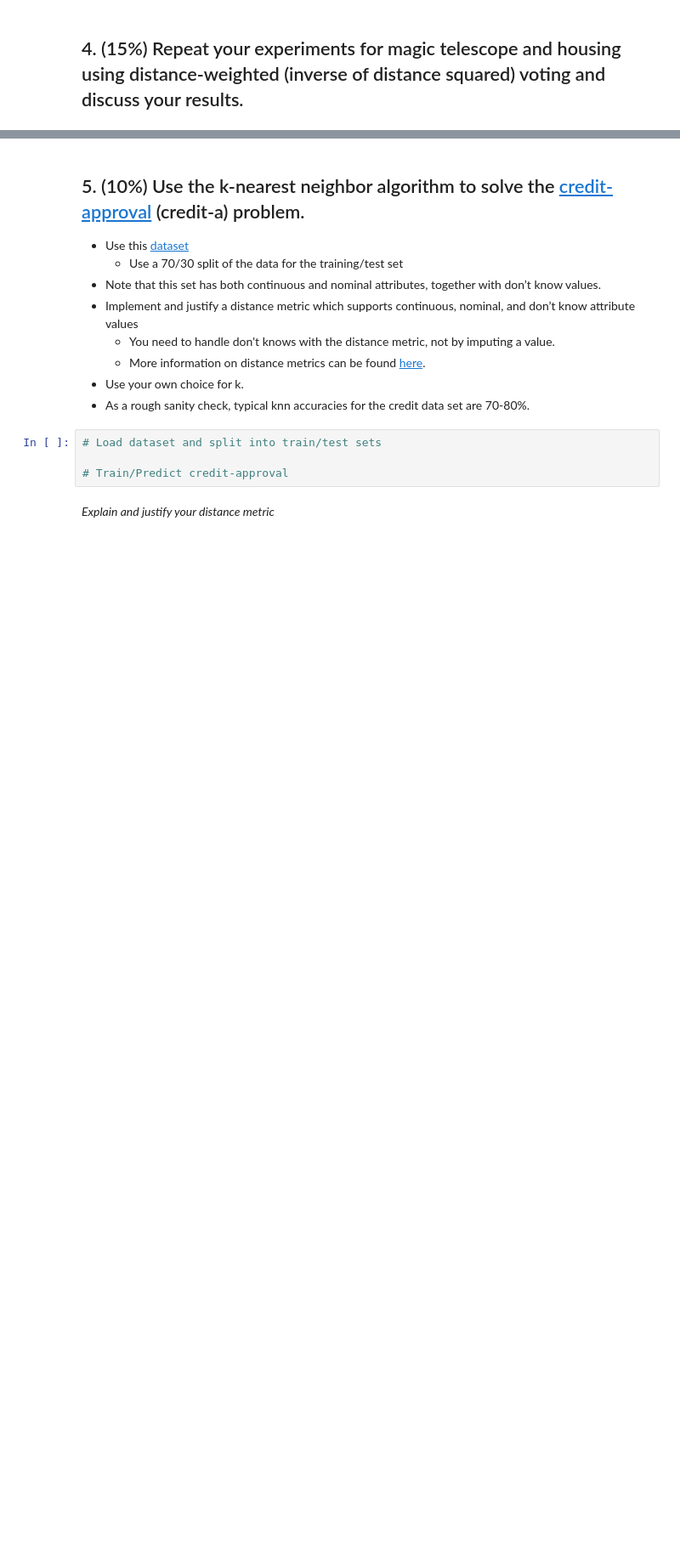
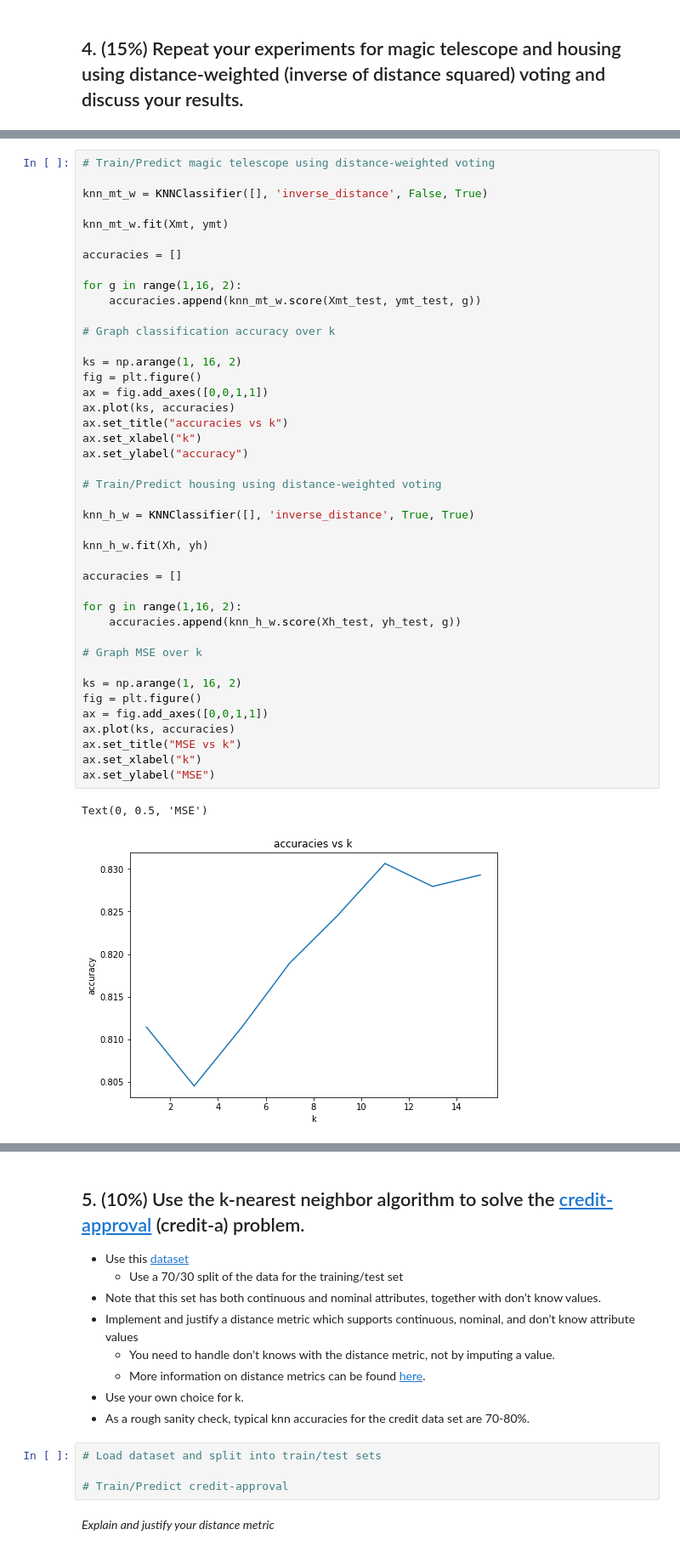
Before and after one commit to izdoug/CS472, a Jupyter notebook: lab_4_knn.ipynb, the cells around one changed output, grey strips where cells are left out. Shown: that part at 85% size. Drawn from its saved outputs; the diff is of its cells as text; blank space fills up the shorter version.

```diff
--- a/lab_4_knn.ipynb
+++ b/lab_4_knn.ipynb
@@ -282,0 +336,45 @@ Text(0, 0.5, 'accuracy')
+# %%
+# Train/Predict magic telescope using distance-weighted voting
+
+knn_mt_w = KNNClassifier([], 'inverse_distance', False, True)
+
+knn_mt_w.fit(Xmt, ymt)
+
+accuracies = []
+
+for g in range(1,16, 2):
+    accuracies.append(knn_mt_w.score(Xmt_test, ymt_test, g))
+
+# Graph classification accuracy over k
+
+ks = np.arange(1, 16, 2)
+fig = plt.figure()
+ax = fig.add_axes([0,0,1,1])
+ax.plot(ks, accuracies)
+ax.set_title("accuracies vs k")
+ax.set_xlabel("k")
+ax.set_ylabel("accuracy")
+
+# Train/Predict housing using distance-weighted voting
+
+knn_h_w = KNNClassifier([], 'inverse_distance', True, True)
+
+knn_h_w.fit(Xh, yh)
+
+accuracies = []
+
+for g in range(1,16, 2):
+    accuracies.append(knn_h_w.score(Xh_test, yh_test, g))
+
+# Graph MSE over k
+
+ks = np.arange(1, 16, 2)
+fig = plt.figure()
+ax = fig.add_axes([0,0,1,1])
+ax.plot(ks, accuracies)
+ax.set_title("MSE vs k")
+ax.set_xlabel("k")
+ax.set_ylabel("MSE")
+# %% [output]
+Text(0, 0.5, 'MSE')
+[figure, added]
```
Also changed, not shown: parts of 19 cells of this notebook.
